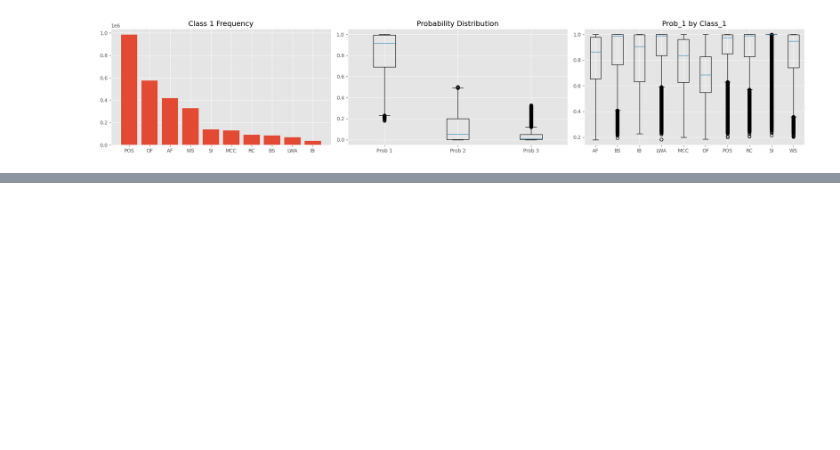
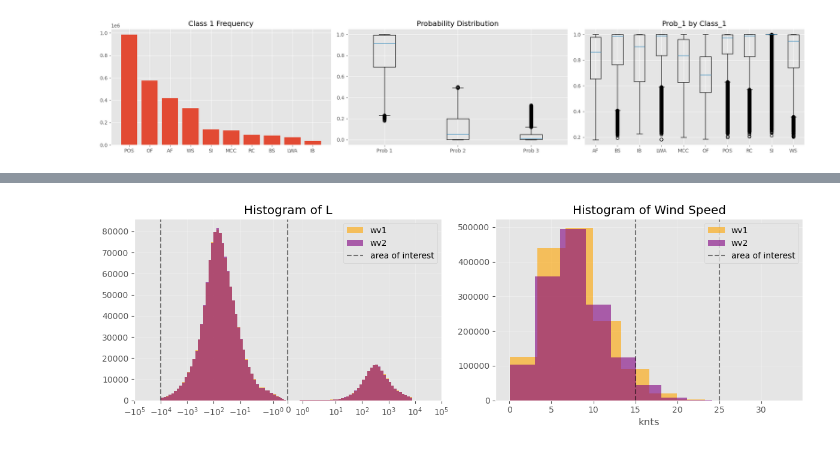
Before and after one commit to guin0x/msc-thesis, a Jupyter notebook: notebook.ipynb, the cells around one changed output, grey strips where cells are left out. Cells and saved outputs as stored; diff of their text form; code cells hidden in the pictures; blank space fills up the shorter version.

Commit message:
binned the data that we're interested in

```diff
--- a/notebook.ipynb
+++ b/notebook.ipynb
@@ -8,5 +7,10 @@ import logging
 # %%
 # get a list with all files inside the folder dataframes_w_chen_classes
 
-all_df_files = glob('dataframes_w_chen_classes/*.csv')
-all_dfs = [pd.read_csv(f) for f in all_df_files]
+all_df_files = glob('dataframes_w_chen_classes/*.parquet')
+all_dfs = [pd.read_parquet(f) for f in all_df_files]
+# %%
+# concatenate all dataframes into one
+df = pd.concat(all_dfs)
+df = df.dropna()
+df.columns
@@ -209,0 +79,38 @@ def download_asf_data(df, col_name, output_dir, email, api_key):
+# %%
+# split into wv1 and wv2
+
+wv1_df = df[df.wm_type == 'wv1']
+wv2_df = df[df.wm_type == 'wv2']
+
+
+def plot_wv_histograms(wv1_df, wv2_df):
+    fig, (ax1, ax2) = plt.subplots(1, 2, figsize=(12, 4))
+
+    delta = 0.1
+    bins = np.concatenate((-10**np.arange(4, -4, -delta), 10**np.arange(-4, 4, delta)))
+
+    ax1.hist(wv1_df.L, bins=bins, alpha=0.6, label='wv1', color='orange')
+    ax1.hist(wv2_df.L, bins=bins, alpha=0.6, label='wv2', color='purple')
+    ax1.axvline(0, color='black', linestyle='--', alpha=0.5, label='area of interest')
+    ax1.axvline(-10**4, color='black', linestyle='--', alpha=0.5)
+    ax1.set_xlim(-10**5, 10**5)
+    ax1.set_xscale('symlog')
+    ax1.set_title('Histogram of L')
+    ax1.grid(True, alpha=0.3)
+    ax1.legend()
+
+    ax2.hist(wv1_df.wspd, alpha=0.6, color='orange', label='wv1')
+    ax2.hist(wv2_df.wspd, alpha=0.6, color='purple', label='wv2')
+    ax2.axvline(15, color='black', linestyle='--', alpha=0.5, label='area of interest')
+    ax2.axvline(25, color='black', linestyle='--', alpha=0.5)
+    ax2.set_xlabel('knts')
+    ax2.set_title('Histogram of Wind Speed')
+    ax2.grid(True, alpha=0.3)
+    ax2.legend()
+
+    plt.tight_layout()
+    plt.show()
+
+plot_wv_histograms(wv1_df, wv2_df)
+# %% [output]
+[figure, added]
```
Also changed, not shown: parts of 17 cells of this notebook, 1 other file.
